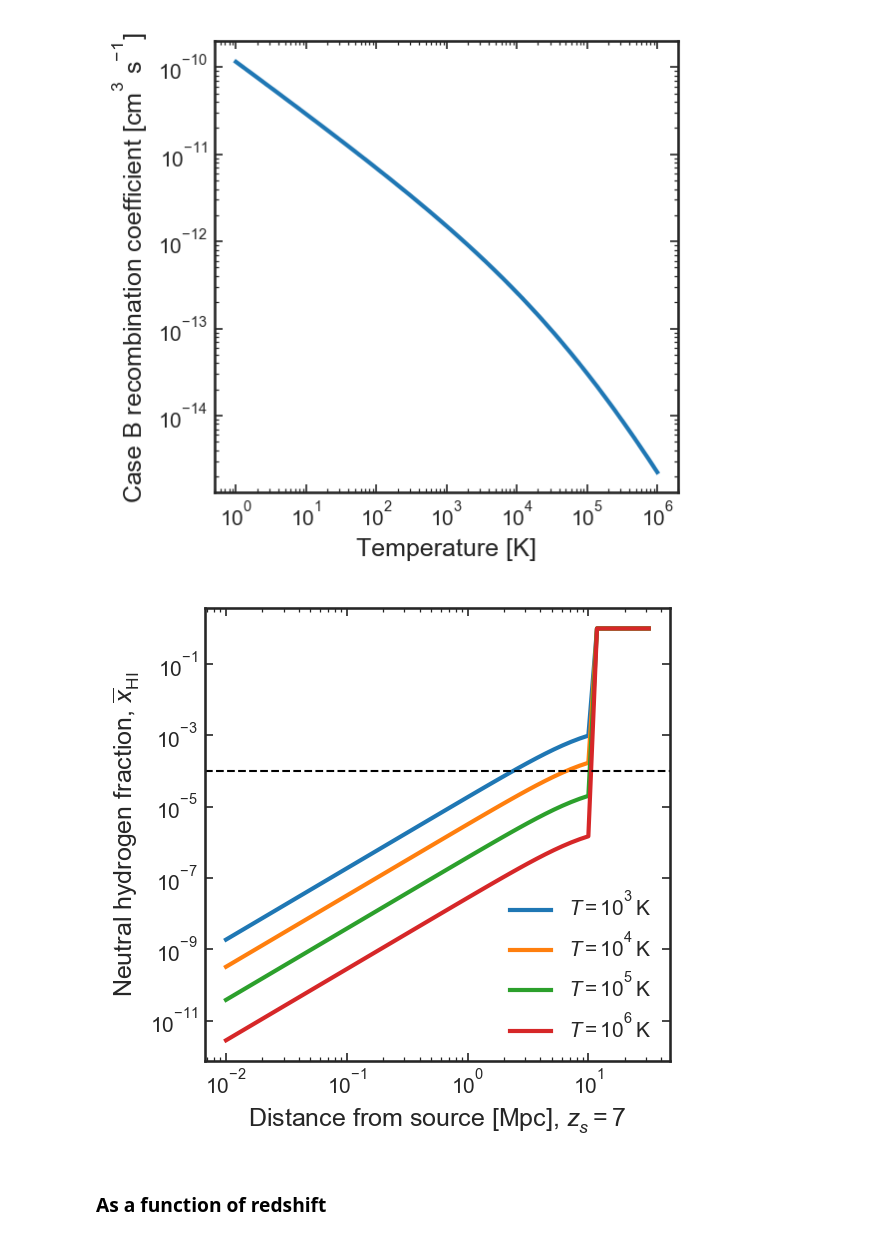
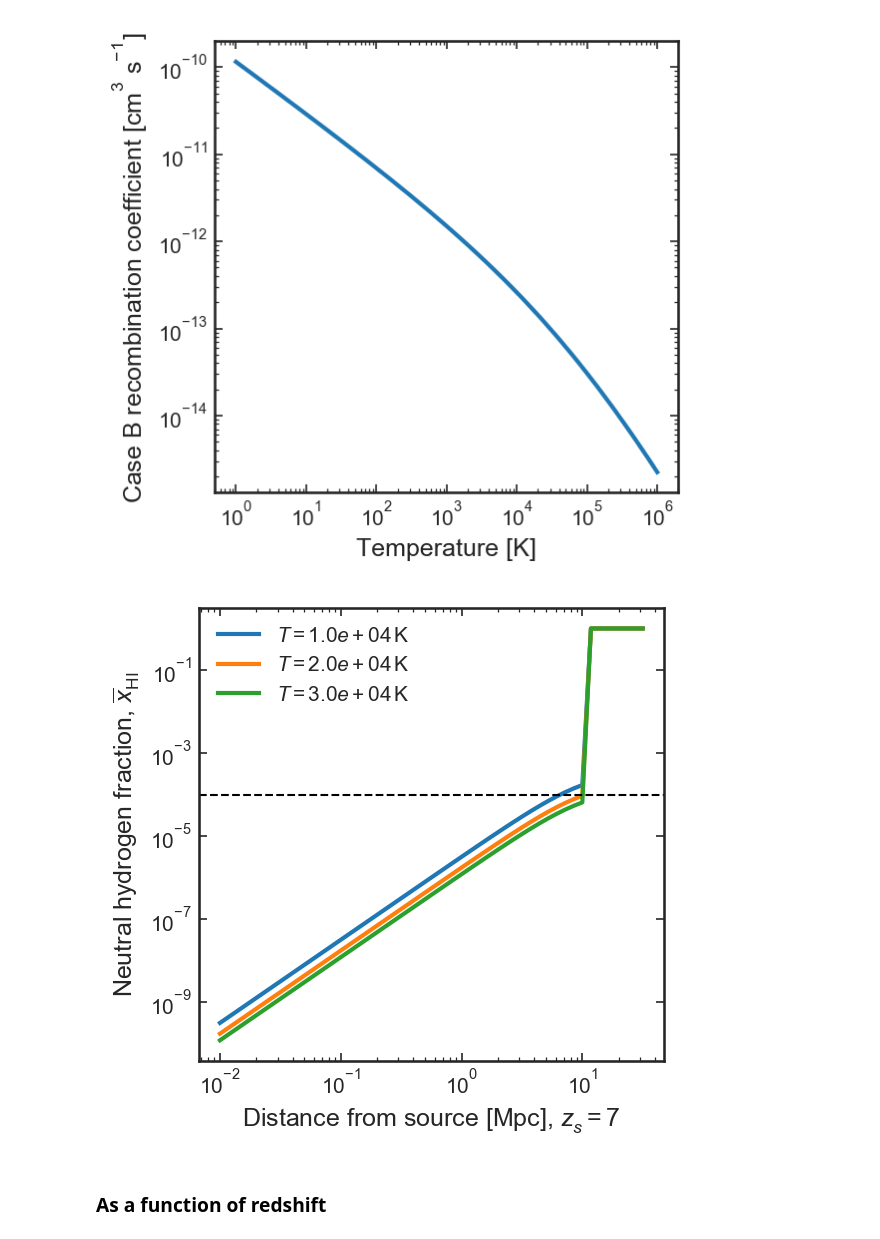
Before and after one commit to charlottenosam/LyaLineshapes, a Jupyter notebook: notebooks/bubble_size_lya_DV.ipynb, the cells around one changed output. Drawn from its saved outputs; the diff is of its cells as text; code cells hidden in the pictures.

```diff
--- a/notebooks/bubble_size_lya_DV.ipynb
+++ b/notebooks/bubble_size_lya_DV.ipynb
@@ -130,15 +146,7 @@ Rtab = np.logspace(-2., 1.5) * u.Mpc
 # %% [markdown]
 ### As a function of Nion
 # %%
-def xHI_approx(xHI_01, Rtab, R_HII, r_slope=2.):
-    """
-    Approximate xHI using a single value at 0.1 Mpc
-    """
-    xHI = xHI_01 * (10*Rtab.value)**r_slope
-    xHI[Rtab > R_HII] = 1.
-    return xHI
-
-z_s = 8.
+z_s = 7.
 
 fesc_tab = [1, 0.1, 0.01]
 for fesc in fesc_tab:
@@ -161,11 +169,11 @@ for fesc in fesc_tab:
                label='$\dot{N}_\mathrm{ion} = 10^{%.0f}$ s$^{-1}$' % np.log10(Ndot_ion.value))
 
     xHI_01 = (xHI_radial[np.abs(Rtab.value - 0.1) < 0.005])[0]
-    xHI = xHI_approx(xHI_01, Rtab, R_HII)
+    xHI = bubbles.xHI_approx(xHI_01, Rtab, R_HII)
 
     plt.loglog(Rtab, xHI, zorder=fesc, lw=2, ls='dashed', c=ln[0].get_color())
 
-    xHI = xHI_approx(xHI_01, Rtab, R_HII, r_slope=0.)
+    xHI = bubbles.xHI_approx(xHI_01, Rtab, R_HII, r_slope=0.)
     plt.loglog(Rtab, xHI, zorder=fesc, lw=2, ls='dashed', c=ln[0].get_color())
 
 background_line   = mlines.Line2D([], [], color='k', lw=2, label='including $\Gamma_{bg}$')
@@ -231,31 +239,32 @@ plt.ylabel('Case B recombination coefficient [cm$^3$ s$^{-1}$]')
 Text(0, 0.5, 'Case B recombination coefficient [cm$^3$ s$^{-1}$]')
 [figure]
 # %%
-Ndot_ion_18 = bubbles.ionizing_sources.Ndot_ion_from_Lnu(bubbles.nu_tab, fesc=0.5, qso=True, alpha=-1.8)
+Ndot_ion_18 = bubbles.Ndot_ion_from_Lnu(bubbles.nu_tab, fesc=0.5, qso=True, alpha=-1.8)
 
 z_s = 7.
 R_HII = bubbles.R_bubble_Stromgren(z_s, Ndot_ion=Ndot_ion_18)
 
 T_tab = [1e3, 1e4, 1e5, 1e6]
+T_tab = [1e4, 2e4, 3e4]
 for T in T_tab:
 
     # No background
     xHI_radial = bubbles.xHI_R(r=Rtab, z_s=z_s, fesc=0.5, J_bg=True, T=T)
     xHI_radial[Rtab > R_HII] = 1.
 
-    ln = plt.loglog(Rtab, xHI_radial, zorder=fesc, lw=2,
-                   label=r'$T = 10^{%.0f}\,$K' % np.log10(T))
+    ln = plt.loglog(Rtab, xHI_radial, lw=2,
+                   label=r'$T = %.1e\,$K' % T)
 
 plt.axhline(1e-4, ls='dashed', lw=1, c='k')
 
 plt.legend()
 
 plt.xlabel('Distance from source [Mpc], $z_s=%.0f$' % z_s)
 plt.ylabel('Neutral hydrogen fraction, $\overline{x}_\mathrm{HI}$')
 
 plt.savefig('../figs/x_HI_temperature.pdf')
 # %% [output]
-[figure, old version]
+[figure, new version]
 # %% [markdown]
 ### As a function of redshift
 # %%
```
Also changed, not shown: parts of 37 cells of this notebook, 29 other files.
